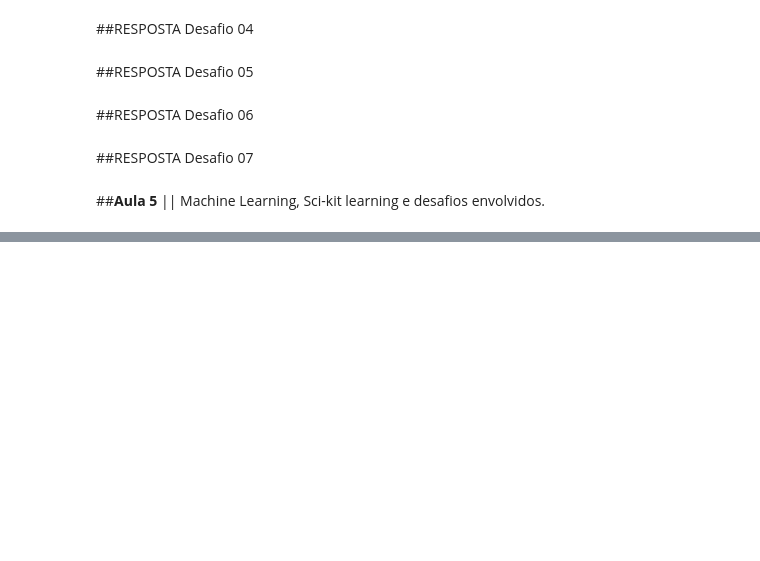
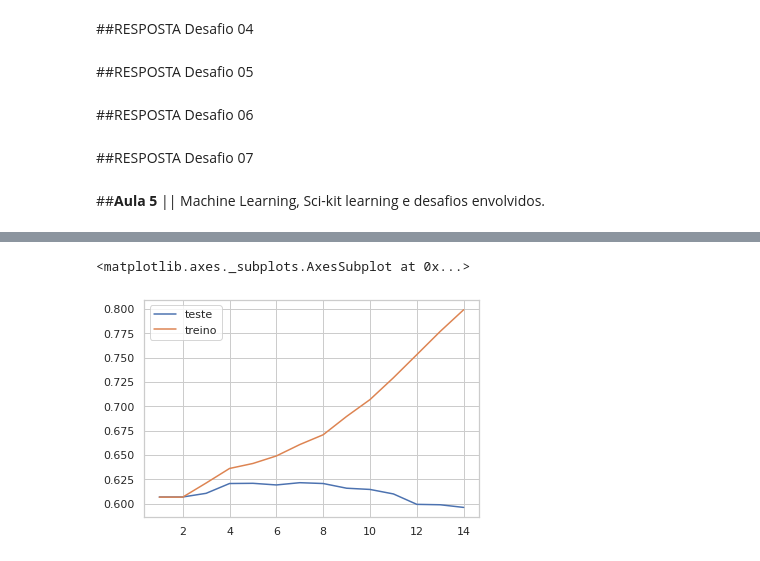
Before and after one commit to deboraa-gs/imersaodados3, a Jupyter notebook: Imersão_dados_Alura_Débora.ipynb, the cells around one changed output, grey strips where cells are left out. Drawn from its saved outputs; the diff is of its cells as text; code cells hidden in the pictures; blank space fills up the shorter version.

```diff
--- a/Imersão_dados_Alura_Débora.ipynb
+++ b/Imersão_dados_Alura_Débora.ipynb
@@ -1231,0 +1369,16 @@ Desafio 08: Resumo do que você aprendeu com os dados.
+# %%
+#aumentando os níveis da árvore de decisão e adicionando um 'for' para repetição dentro de um range definido
+
+from sklearn.tree import DecisionTreeClassifier
+
+x = dados_combinados.select_dtypes('float64')
+y = dados_combinados['ativo_moa']
+x_treino, x_teste, y_treino, y_teste = train_test_split(x, y, test_size = 0.2, stratify=y, random_state=376)
+
+teste=[] #lista com resultados da acurácia nos dados de teste
+treino=[] #lista com resultados da acurácia nos dados de treino
+for i in range(1,15):
+    modelo_arvore = DecisionTreeClassifier(max_depth = i) #variando a profundidade da árvore
+    modelo_arvore.fit(x_treino, y_treino) # ajuste do modelo a partir das bases de treino
+    teste.append(modelo_arvore.score(x_teste, y_teste)) #armazena o resultado na lista de teste
+    treino.append(modelo_arvore.score(x_treino, y_treino)) #armazena o resultado na lista de treino
@@ -1231,0 +1419,7 @@ Desafio 08: Resumo do que você aprendeu com os dados.
+# %%
+#para melhor visualisação dos dados das listas
+sns.lineplot(x=range(1,15), y = teste, label='teste')
+sns.lineplot(x=range(1,15), y = treino, label='treino')
+# %% [output]
+<matplotlib.axes._subplots.AxesSubplot at 0x...>
+[figure, added]
```
Also changed, not shown: parts of 35 cells of this notebook.
